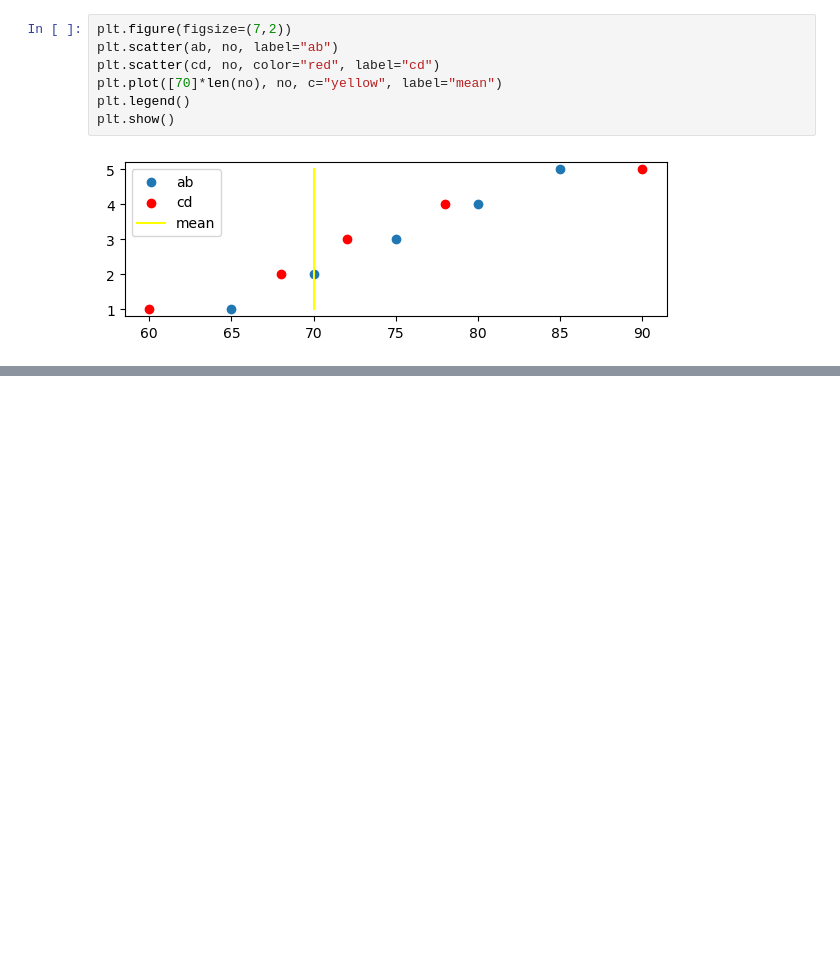
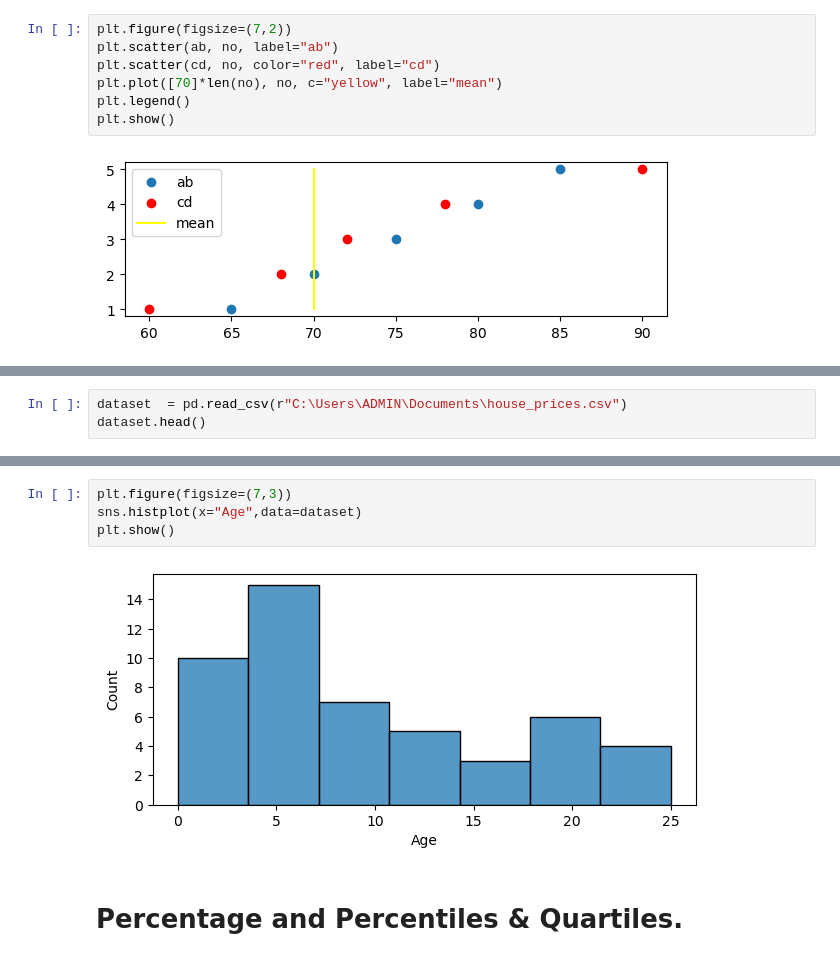
Before and after one commit to parshant44/python-learning, a Jupyter notebook: Statistics.ipynb, the cells around one changed output, grey strips where cells are left out. Cells and saved outputs as stored; diff of their text form; blank space fills up the shorter version.

```diff
--- a/Statistics.ipynb
+++ b/Statistics.ipynb
@@ -168,0 +182,3 @@ plt.show()
+# %%
+dataset  = pd.read_csv(r"C:\Users\ADMIN\Documents\house_prices.csv")
+dataset.head()
@@ -168,0 +212,8 @@ plt.show()
+# %%
+plt.figure(figsize=(7,3))
+sns.histplot(x="Age",data=dataset)
+plt.show()
+# %% [output]
+[figure, added]
+# %% [markdown]
+#  Percentage and Percentiles & Quartiles.
```
Also changed, not shown: parts of 46 cells of this notebook, 15 other files.
